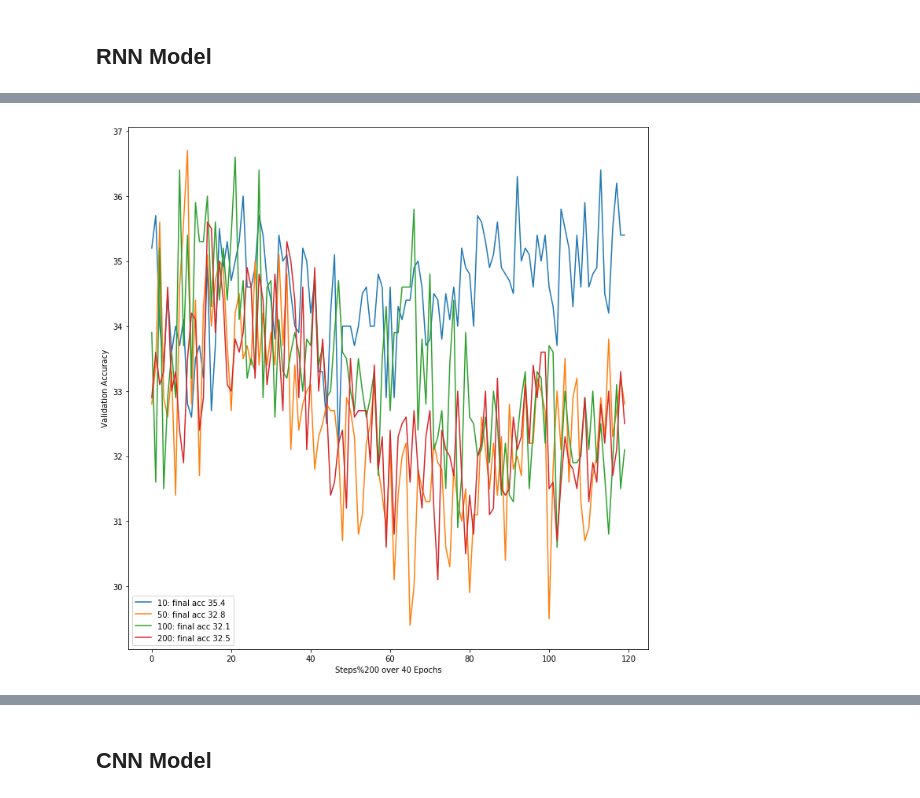
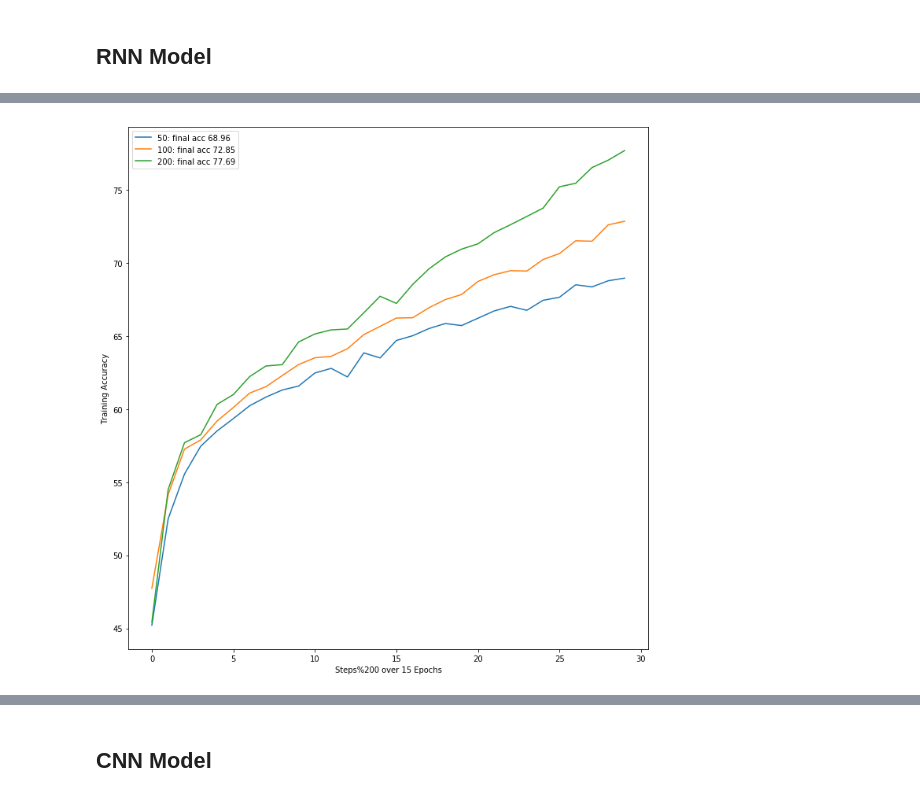
Before and after one commit to AMS889/DS-GA1011_Homework2, a Jupyter notebook: Homework2.ipynb, the cells around one changed output, grey strips where cells are left out. Cells and saved outputs as stored; diff of their text form; code cells hidden in the pictures.

Commit message:
adding in final models and mnli work

```diff
--- a/Homework2.ipynb
+++ b/Homework2.ipynb
@@ -200,2 +102,0 @@ def build_vocab(all_tokens, vocab_size):
-# %%
-token2id, id2token = build_vocab(all_train_tokens, 20000)
@@ -360,10 +263,6 @@ class RNN(nn.Module):
         return logits
 # %%
 def test_model(loader, model):
-    """
-    Help function that tests the model's performance on a dataset
-    @param: loader - data loader for the dataset to test against
-    """
     correct = 0
     total = 0
     model.eval()
@@ -385,11 +277,11 @@ quarter_train_loader = torch.utils.data.DataLoader(dataset=quarter_train_dataset
 hidden_size_plotting=pd.DataFrame()
 hidden_size_train_plotting=pd.DataFrame()
 
-for k in [10, 100, 200, 300]:
+for k in [50, 100, 200]:
     model = RNN(emb_size=300, hidden_size=k, num_layers=1, num_classes=3)
 
     learning_rate = 3e-4
-    num_epochs = 40
+    num_epochs = 15
 
     criterion = torch.nn.CrossEntropyLoss()
     optimizer = torch.optim.Adam(model.parameters(), lr=learning_rate)
@@ -406,13 +298,13 @@ for k in [10, 100, 200, 300]:
             loss.backward()
             optimizer.step()
 
-            if i > 0 and i % 200 == 0:
+            if i > 0 and i % 250 == 0:
                 # validate
                 val_acc = test_model(val_loader, model)
                 train_acc = test_model(quarter_train_loader, model)
                 val_accuracy.append(val_acc)
                 train_accuracy.append(train_acc)
-        print('Epoch: [{}/{}], Validation Acc: {}, Training Acc: {}'.format(
+                print('Epoch: [{}/{}], Validation Acc: {}, Training Acc: {}'.format(
                            epoch+1, num_epochs, val_acc, train_acc))
     hidden_size_plotting[str(k)] = pd.Series(val_accuracy)
     hidden_size_train_plotting[str(k)] = pd.Series(train_accuracy)
@@ -437,7 +329,16 @@ Epoch: [40/40], Validation Acc: 32.5, Training Acc: 97.845
 # %%
 hidden_results = []
-hidden_sizes = [10, 50, 100, 200]
-for i in range(4):
+hidden_sizes = [50, 100, 200]
+for i in range(3):
     value = list(hidden_size_plotting.iloc[-1])[i]
     value = str(hidden_sizes[i])+": final acc "+str(value)
     hidden_results.append(value)
+    fig = plt.figure(figsize = (10,10))
+
+plt.plot(hidden_size_plotting)
+plt.xlabel("Steps%200 over 15 Epochs")
+plt.ylabel("Validation Accuracy")
+plt.legend(hidden_results, loc='best')
+plt.tight_layout()
+plt.savefig('hidden_size_rnn.png', dpi=300)
+plt.show()
@@ -444,12 +349,19 @@ for i in range(4):
 # %%
+hidden_train_results = []
+hidden_sizes = [50, 100, 200]
+for i in range(3):
+    value = list(hidden_size_train_plotting.iloc[-1])[i]
+    value = str(hidden_sizes[i])+": final acc "+str(value)
+    hidden_train_results.append(value)
+
 fig = plt.figure(figsize = (10,10))
 
-plt.plot(hidden_size_plotting)
-plt.xlabel("Steps%200 over 40 Epochs")
-plt.ylabel("Validation Accuracy")
-plt.legend(hidden_results, loc='best')
+plt.plot(hidden_size_train_plotting)
+plt.xlabel("Steps%200 over 15 Epochs")
+plt.ylabel("Training Accuracy")
+plt.legend(hidden_train_results, loc='best')
 plt.tight_layout()
-plt.savefig('hidden_size_rnn.png', dpi=300)
+plt.savefig('hidden_size_rnn_train.png', dpi=300)
 plt.show()
 # %% [output]
-[figure, old version]
+[figure, new version]
```
Also changed, not shown: parts of 51 cells of this notebook, 12 other files.
